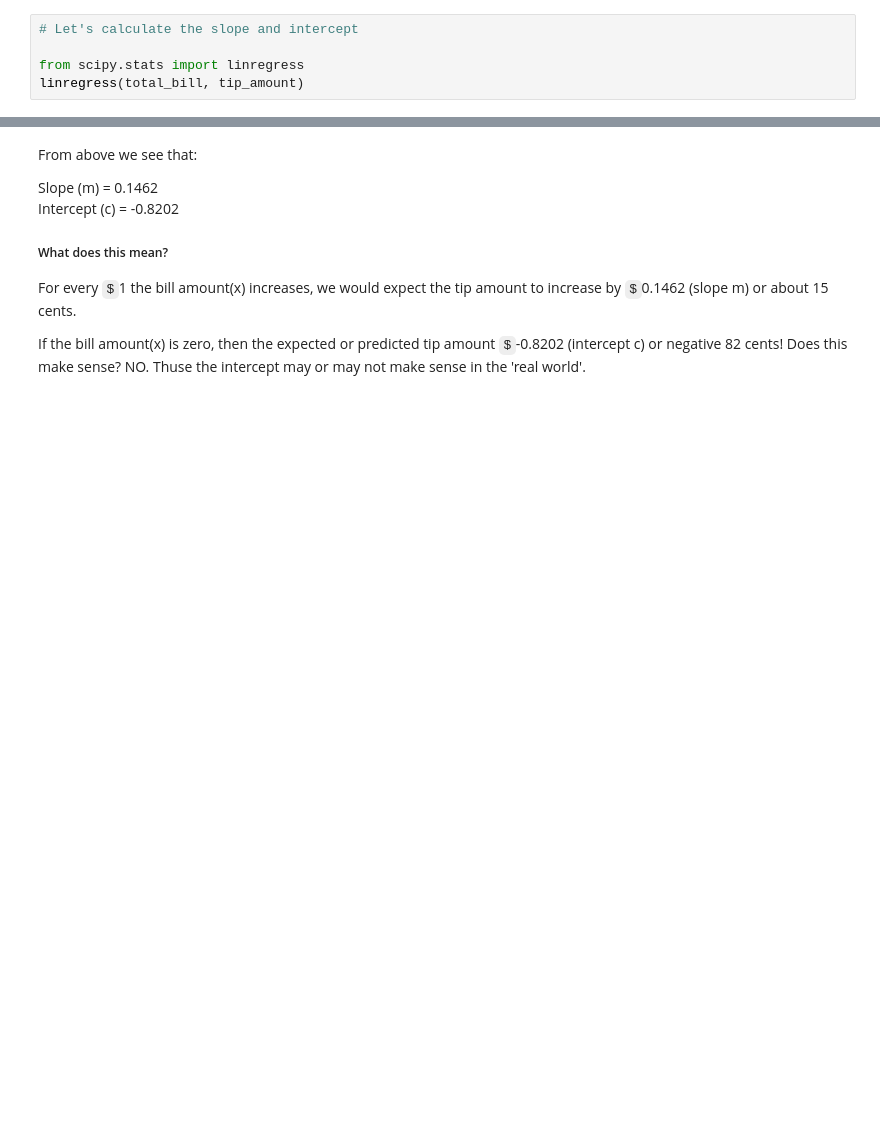
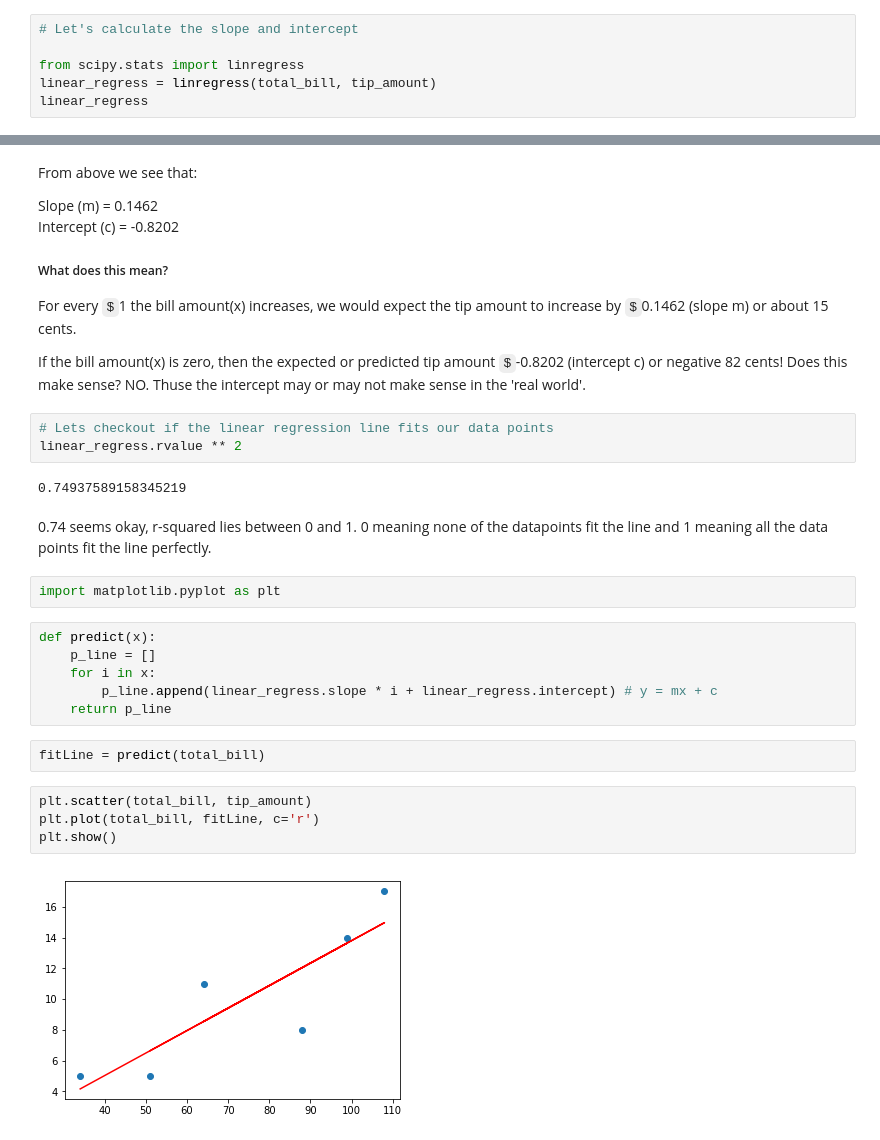
Before and after one commit to manishth/data_analytics_statistics_basics, a Jupyter notebook: The Least Square Method.ipynb, the cells around one changed output, grey strips where cells are left out. Cells and saved outputs as stored; diff of their text form; blank space fills up the shorter version.

Commit message:
R squared

```diff
--- a/The Least Square Method.ipynb
+++ b/The Least Square Method.ipynb
@@ -49,7 +49,8 @@ here:
 # Let's calculate the slope and intercept
 
 from scipy.stats import linregress
-linregress(total_bill, tip_amount)
+linear_regress = linregress(total_bill, tip_amount)
+linear_regress
 # %% [output]
 LinregressResult(slope=0.14621968616262482, intercept=-0.82025677603423652, rvalue=0.86566499962944798, pvalue=0.025856741010781208, stderr=0.042280237254713839)
 # %% [markdown]
@@ -63,3 +64,26 @@ Intercept (c) = -0.8202
 For every `$`1 the bill amount(x) increases, we would expect the tip amount to increase by `$`0.1462 (slope m) or about 15 cents.
 
 If the bill amount(x) is zero, then the expected or predicted tip amount `$`-0.8202 (intercept c) or negative 82 cents! Does this make sense? NO. Thuse the intercept may or may not make sense in the 'real world'.
+# %%
+# Lets checkout if the linear regression line fits our data points
+linear_regress.rvalue ** 2
+# %% [output]
+0.74937589158345219
+# %% [markdown]
+0.74 seems okay, r-squared lies between 0 and 1. 0 meaning none of the datapoints fit the line and 1 meaning all the data points fit the line perfectly.
+# %%
+import matplotlib.pyplot as plt
+# %%
+def predict(x):
+    p_line = []
+    for i in x:
+        p_line.append(linear_regress.slope * i + linear_regress.intercept) # y = mx + c
+    return p_line
+# %%
+fitLine = predict(total_bill)
+# %%
+plt.scatter(total_bill, tip_amount)
+plt.plot(total_bill, fitLine, c='r')
+plt.show()
+# %% [output]
+[figure, added]
```
